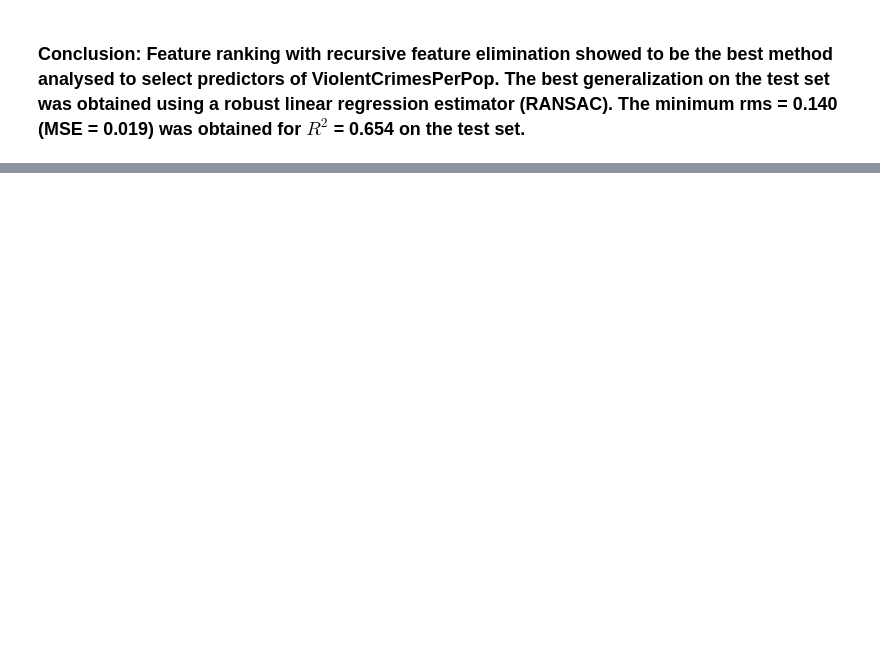
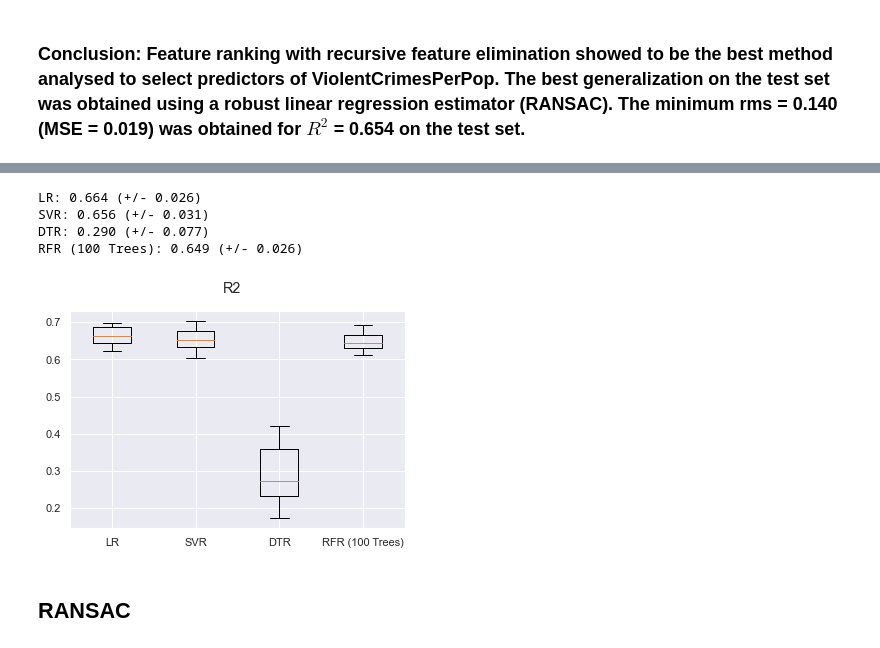
Before and after one commit to aditya0520/Regression-Analysis-of-Crime-Data, a Jupyter notebook: final.ipynb, the cells around one changed output, grey strips where cells are left out. Saved outputs shown, nothing was run; the diff lists cells and outputs as text; code cells hidden in the pictures; blank space fills up the shorter version.

```diff
--- a/final.ipynb
+++ b/final.ipynb
@@ -444,0 +480,4 @@ rms: 0.1437
+# %%
+# Applying the mask
+X_train = X_train[:, mask]
+X_test = X_test[:, mask]
@@ -444,0 +495,10 @@ rms: 0.1437
+# %%
+myplot(X_train, y_train)
+# %% [output]
+LR: 0.664 (+/- 0.026)
+SVR: 0.656 (+/- 0.031)
+DTR: 0.290 (+/- 0.077)
+RFR (100 Trees): 0.649 (+/- 0.026)
+[figure, added]
+# %% [markdown]
+## RANSAC
```
Also changed, not shown: parts of 22 cells of this notebook.
